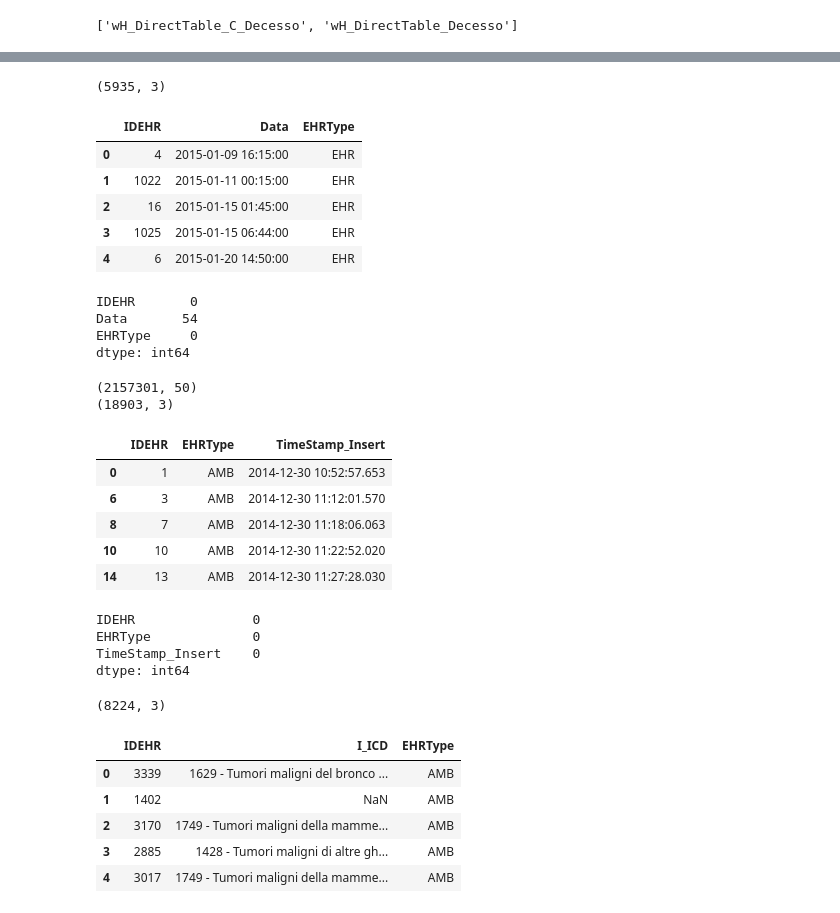
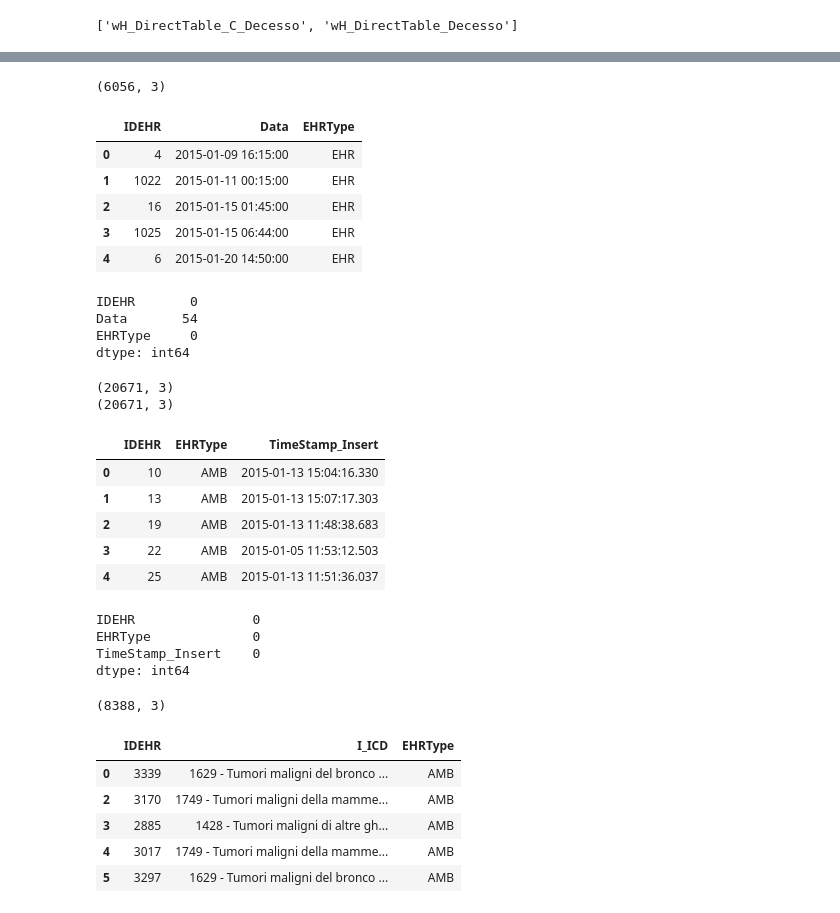
Before and after one commit to ryflect/cs692r-hospice, a Jupyter notebook: Referral Analysis.ipynb, the cells around one changed output, grey strips where cells are left out. Drawn from its saved outputs; the diff is of its cells as text; code cells hidden in the pictures.

```diff
--- a/Referral Analysis.ipynb
+++ b/Referral Analysis.ipynb
@@ -45,11 +45,11 @@ get_file_names(['IDEHR', 'EHRType', 'IDDIAGNOSI_ICD'], df_ref)
 # %%
 # data frame with deathID
 df_death = pd.read_csv('./vidas_data/wH_DirectTable_Decesso.csv', parse_dates=['Data'])
-df_death = df_death[['IDEHR', 'Data', 'EHRType']].drop_duplicates(subset=['IDEHR'], keep='first')
+df_death = df_death[['IDEHR', 'Data', 'EHRType']].drop_duplicates(subset=['IDEHR', 'EHRType'], keep='first')
 print(df_death.shape)
 df_death.head()
 # %% [output]
-(5935, 3)
+(6056, 3)
 |  | IDEHR | Data | EHRType |
 | 0 | 4 | 2015-01-09 16:15:00 | EHR |
 | 1 | 1022 | 2015-01-11 00:15:00 | EHR |
@@ -66,20 +66,22 @@ EHRType     0
 dtype: int64
 # %%
 # data frame with start of hospitalization
-df_soh = pd.read_csv('./vidas_data/wH_DigitalSign_DigSigDoc.csv', parse_dates=['TimeStamp_Insert'])
+# df_soh = pd.read_csv('./vidas_data/wH_DigitalSign_DigSigDoc.csv', parse_dates=['TimeStamp_Insert'])
+# using the earliest timestamp for an IDEHR+EHRType from all tables
+df_soh = pd.read_csv('./vidas_data/start_time.csv', parse_dates=['TimeStamp_Insert'])
 print(df_soh.shape)
-df_soh = df_soh[['IDEHR', 'EHRType', 'TimeStamp_Insert']].drop_duplicates(subset=['IDEHR'], keep='first')
+df_soh = df_soh[['IDEHR', 'EHRType', 'TimeStamp_Insert']].drop_duplicates(subset=['IDEHR', 'EHRType'], keep='first')
 print(df_soh.shape)
 df_soh.head()
 # %% [output]
-(2157301, 50)
-(18903, 3)
+(20671, 3)
+(20671, 3)
 |  | IDEHR | EHRType | TimeStamp_Insert |
-| 0 | 1 | AMB | 2014-12-30 10:52:57.653 |
-| 6 | 3 | AMB | 2014-12-30 11:12:01.570 |
-| 8 | 7 | AMB | 2014-12-30 11:18:06.063 |
-| 10 | 10 | AMB | 2014-12-30 11:22:52.020 |
-| 14 | 13 | AMB | 2014-12-30 11:27:28.030 |
+| 0 | 10 | AMB | 2015-01-13 15:04:16.330 |
+| 1 | 13 | AMB | 2015-01-13 15:07:17.303 |
+| 2 | 19 | AMB | 2015-01-13 11:48:38.683 |
+| 3 | 22 | AMB | 2015-01-05 11:53:12.503 |
+| 4 | 25 | AMB | 2015-01-13 11:51:36.037 |
 # %%
 # check NaNs
 df_soh.isna().sum()
@@ -91,17 +93,17 @@ dtype: int64
 # %%
 # data frame with diagnosis
 df_diag = pd.read_csv('./vidas_data/wH_DirectTable_DIAGNOSI_ICD.csv')
-df_diag = df_diag[['IDEHR', 'I_ICD', 'EHRType']].drop_duplicates(subset=['IDEHR'], keep='first')
+df_diag = df_diag[['IDEHR', 'I_ICD', 'EHRType']].drop_duplicates(subset=['IDEHR', 'EHRType'], keep='first').dropna()
 print(df_diag.shape)
 df_diag.head()
 # %% [output]
-(8224, 3)
+(8388, 3)
 |  | IDEHR | I_ICD | EHRType |
 | 0 | 3339 | 1629 - Tumori maligni del bronco ... | AMB |
-| 1 | 1402 | NaN | AMB |
 | 2 | 3170 | 1749 - Tumori maligni della mamme... | AMB |
 | 3 | 2885 | 1428 - Tumori maligni di altre gh... | AMB |
 | 4 | 3017 | 1749 - Tumori maligni della mamme... | AMB |
+| 5 | 3297 | 1629 - Tumori maligni del bronco ... | AMB |
 # %%
 # check NaNs
 df_diag.isna().sum()
```
Also changed, not shown: parts of 39 cells of this notebook.
